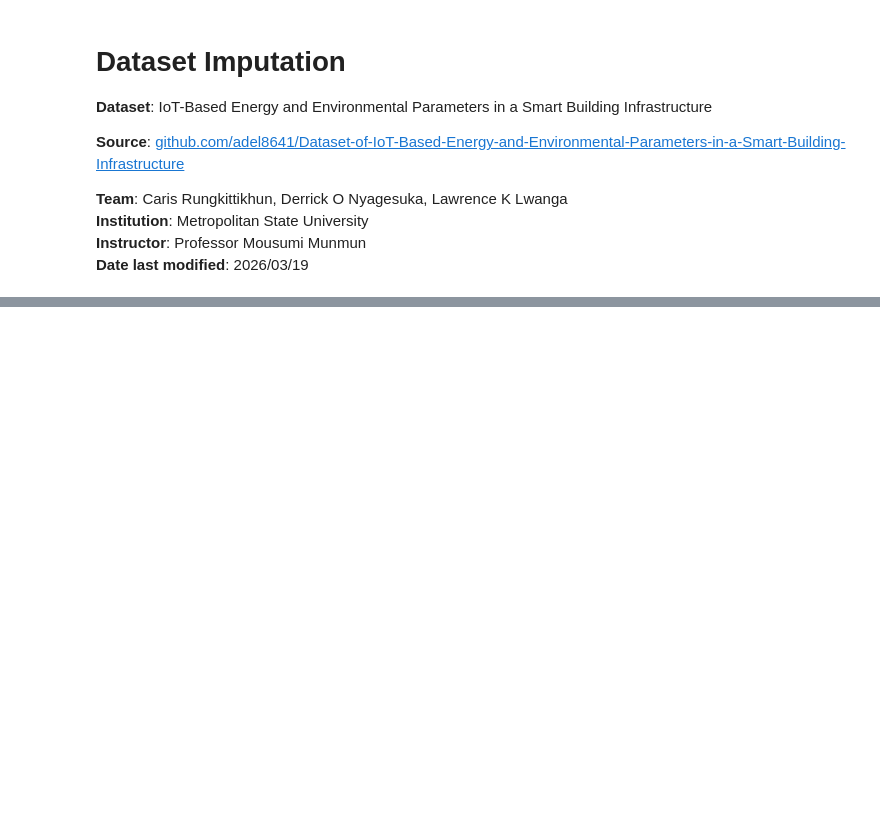
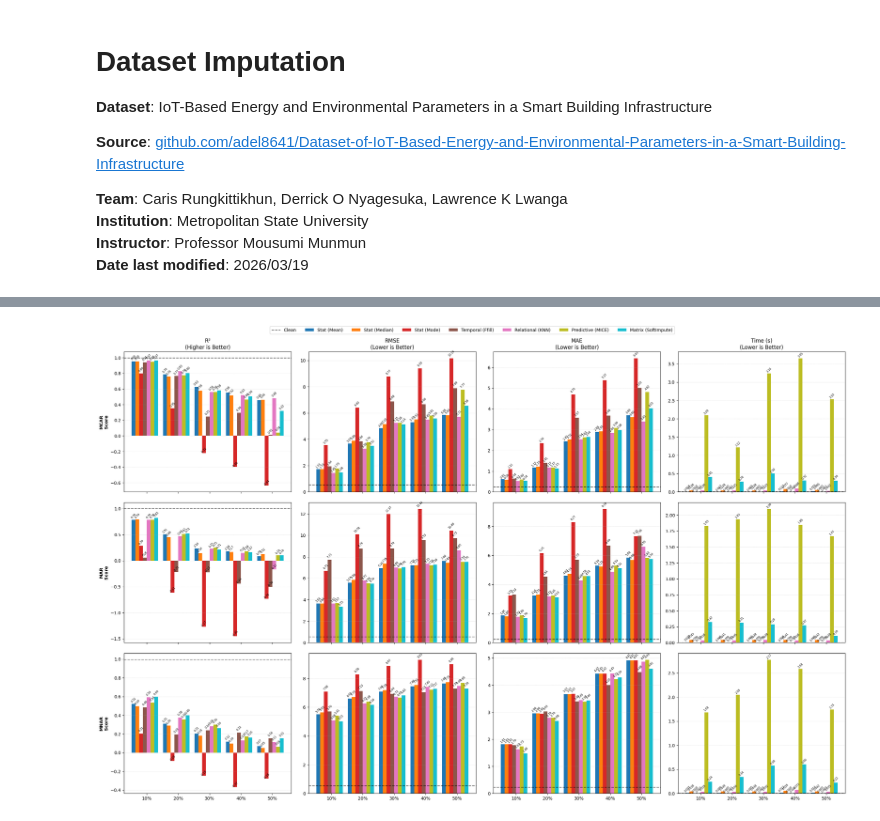
Before and after one commit to CarisR/CarisR, a Jupyter notebook: IoT_Sensor_Imputation_Benchmarking_2026.ipynb, the cells around one changed output, grey strips where cells are left out. Cells and saved outputs as stored; diff of their text form; code cells hidden in the pictures; blank space fills up the shorter version.

Commit message:
Update with various missingness patterns, need fixing

```diff
--- a/IoT_Sensor_Imputation_Benchmarking_2026.ipynb
+++ b/IoT_Sensor_Imputation_Benchmarking_2026.ipynb
@@ -630,0 +171,18 @@ plt.show()
+# %%
+# 4. Baseline (Statistical)
+# Sub-strategies for Statistical Baselines
+stat_methods = {
+    'Mean': SimpleImputer(strategy='mean'),
+    'Median': SimpleImputer(strategy='median'),
+    'Mode': SimpleImputer(strategy='most_frequent') # Updated to 'Mode' for clarity
+}
+
+X_demo_stats = {}
+for name, imputer in stat_methods.items():
+    # FIT on corrupted TRAIN, TRANSFORM corrupted TEST
+    imputer.fit(X_train_corrupted)
+    X_demo_stats[name] = pd.DataFrame(
+        imputer.transform(X_test_corrupted),
+        columns=X.columns, index=X_test.index
+    )
+    print(f"Demonstration: Statistical ({name}) Strategy Ready.")
@@ -630,0 +389,61 @@ plt.show()
+# %%
+# Prepare data
+plot_df = results_df[results_df['Strategy'] != 'Corrupted (Unrepaired)']
+missing_types = plot_df['Type'].unique()
+metrics = ['R²', 'RMSE', 'MAE', 'Time (s)']
+strategies = [s for s in plot_df['Strategy'].unique() if s != 'Clean (Perfect Data)']
+
+fig, axes = plt.subplots(len(missing_types), len(metrics), figsize=(24, 15), sharex=True)
+colors = plt.cm.tab10(np.linspace(0, 1, len(strategies)))
+
+for row, m_type in enumerate(missing_types):
+    type_df = plot_df[plot_df['Type'] == m_type]
+    rates = sorted(type_df['Rate'].unique())
+    x = np.arange(len(rates))
+    width = 0.12
+
+    for col, metric in enumerate(metrics):
+        ax = axes[row, col]
+
+        # Plot Benchmark Line
+        clean_val = plot_df[plot_df['Strategy'] == 'Clean (Perfect Data)'][metric].iloc[0]
+        ax.axhline(y=clean_val, color='black', linestyle='--', alpha=0.6, label='Clean')
+
+        # Plot Strategy Bars
+        for i, strategy in enumerate(strategies):
+            strat_data = type_df[type_df['Strategy'] == strategy]
+            # Ensure rates match
+            vals = [strat_data[strat_data['Rate'] == r][metric].values[0] for r in rates]
+            bars = ax.bar(x + (i - len(strategies)/2) * width, vals, width, label=strategy, color=colors[i])
+
+            # Add value labels on top of bars
+            for bar, val in zip(bars, vals):
+                # Adjust label positioning based on metric type
+                if metric == 'R²':
+                    label_y_offset = 0.01 if val > 0 else -0.01
+                    format_str = '{:.2f}'
+                elif metric == 'Time (s)':
+                    label_y_offset = 0.005 # Small offset for time
+                    format_str = '{:.3f}' if val < 0.1 else '{:.2f}'
+                else: # RMSE, MAE
+                    label_y_offset = 0.01 * bar.get_height() if bar.get_height() > 0.1 else 0.01
+                    format_str = '{:.2f}'
+
+                ax.text(bar.get_x() + bar.get_width() / 2,
+                        bar.get_height() + label_y_offset,
+                        format_str.format(val),
+                        ha='center', va='bottom', fontsize=6, rotation=45)
+
+        if row == 0: ax.set_title(f"{metric}\n(Higher is Better)" if metric == 'R²' else f"{metric}\n(Lower is Better)")
+        if col == 0: ax.set_ylabel(f"{m_type}\nScore", fontweight='bold')
+        ax.set_xticks(x)
+        ax.set_xticklabels(rates)
+        ax.grid(axis='y', linestyle=':', alpha=0.5)
+
+# Single legend for the whole figure
+handles, labels = axes[0,0].get_legend_handles_labels()
+fig.legend(handles, labels, loc='upper center', bbox_to_anchor=(0.5, 1.02), ncol=len(strategies)+1)
+plt.tight_layout()
+plt.show()
+# %% [output]
+[figure, added]
```
Also changed, not shown: parts of 48 cells of this notebook.
